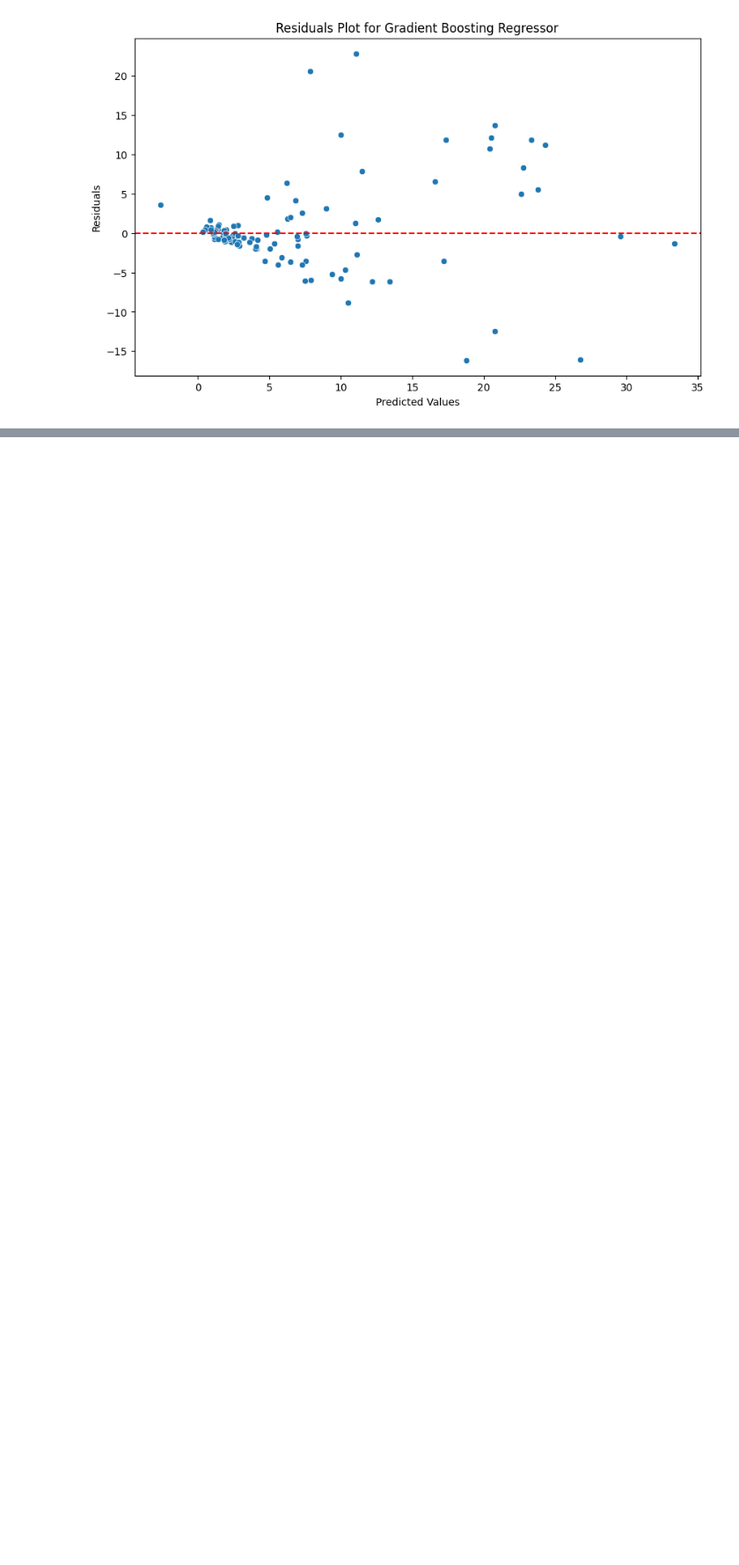
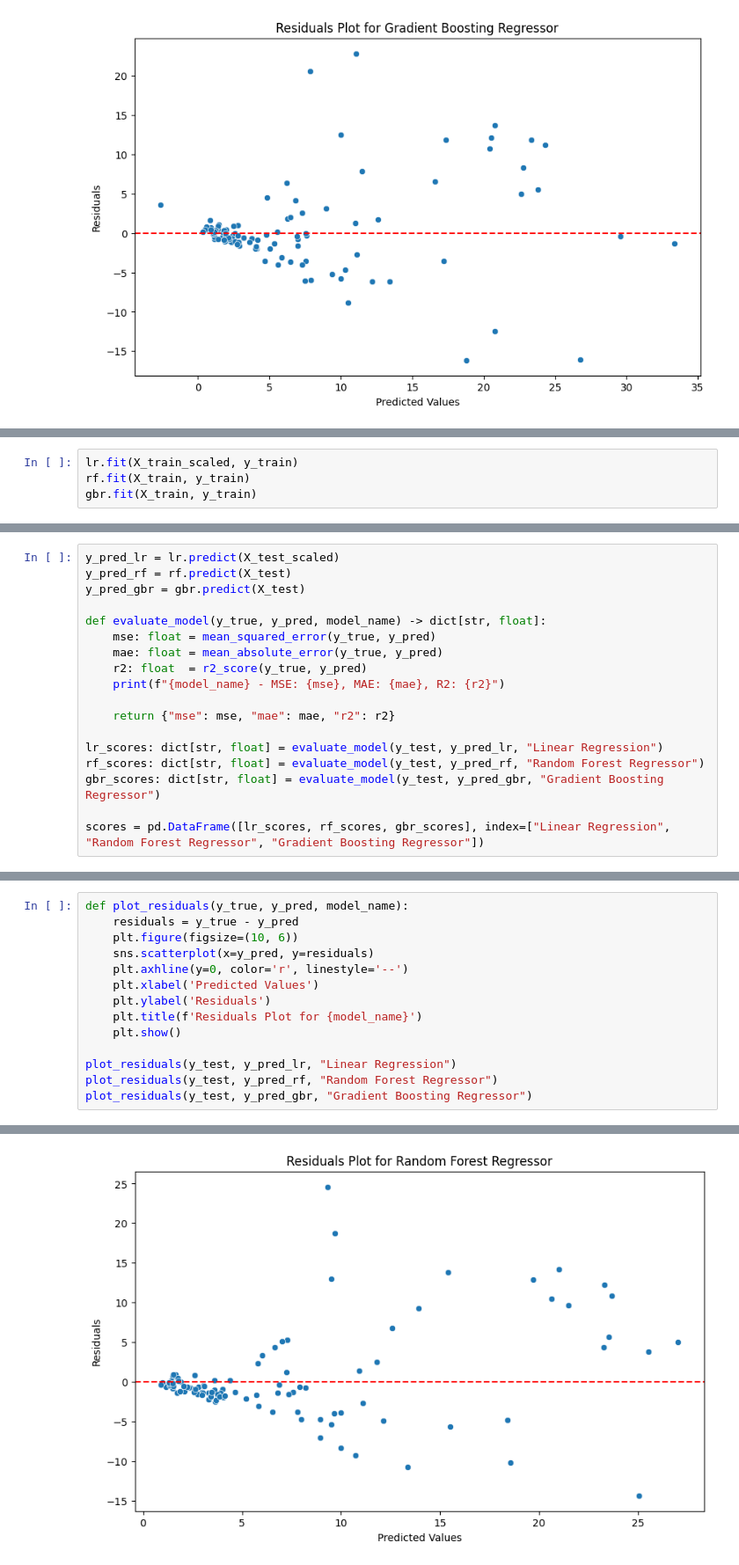
Before and after one commit to lmProgramming/uni-system-and-decision-making-methods-project, a Jupyter notebook: estimating_simulation.ipynb, the cells around one changed output, grey strips where cells are left out. Shown at 88% size. Drawn from its saved outputs; the diff is of its cells as text; blank space fills up the shorter version.

```diff
--- a/estimating_simulation.ipynb
+++ b/estimating_simulation.ipynb
@@ -653,0 +788,4 @@ plot_residuals(y_test, y_pred_gbr, "Gradient Boosting Regressor")
+# %%
+lr.fit(X_train_scaled, y_train)
+rf.fit(X_train, y_train)
+gbr.fit(X_train, y_train)
@@ -653,0 +796,18 @@ plot_residuals(y_test, y_pred_gbr, "Gradient Boosting Regressor")
+# %%
+y_pred_lr = lr.predict(X_test_scaled)
+y_pred_rf = rf.predict(X_test)
+y_pred_gbr = gbr.predict(X_test)
+
+def evaluate_model(y_true, y_pred, model_name) -> dict[str, float]:
+    mse: float = mean_squared_error(y_true, y_pred)
+    mae: float = mean_absolute_error(y_true, y_pred)
+    r2: float  = r2_score(y_true, y_pred)
+    print(f"{model_name} - MSE: {mse}, MAE: {mae}, R2: {r2}")
+
+    return {"mse": mse, "mae": mae, "r2": r2}
+
+lr_scores: dict[str, float] = evaluate_model(y_test, y_pred_lr, "Linear Regression")
+rf_scores: dict[str, float] = evaluate_model(y_test, y_pred_rf, "Random Forest Regressor")
+gbr_scores: dict[str, float] = evaluate_model(y_test, y_pred_gbr, "Gradient Boosting Regressor")
+
+scores = pd.DataFrame([lr_scores, rf_scores, gbr_scores], index=["Linear Regression", "Random Forest Regressor", "Gradient Boosting Regressor"])
@@ -653,0 +818,15 @@ plot_residuals(y_test, y_pred_gbr, "Gradient Boosting Regressor")
+# %%
+def plot_residuals(y_true, y_pred, model_name):
+    residuals = y_true - y_pred
+    plt.figure(figsize=(10, 6))
+    sns.scatterplot(x=y_pred, y=residuals)
+    plt.axhline(y=0, color='r', linestyle='--')
+    plt.xlabel('Predicted Values')
+    plt.ylabel('Residuals')
+    plt.title(f'Residuals Plot for {model_name}')
+    plt.show()
+
+plot_residuals(y_test, y_pred_lr, "Linear Regression")
+plot_residuals(y_test, y_pred_rf, "Random Forest Regressor")
+plot_residuals(y_test, y_pred_gbr, "Gradient Boosting Regressor")
+# %% [output]
@@ -653,0 +834 @@ plot_residuals(y_test, y_pred_gbr, "Gradient Boosting Regressor")
+[figure, added]
```
Also changed, not shown: parts of 23 cells of this notebook.
